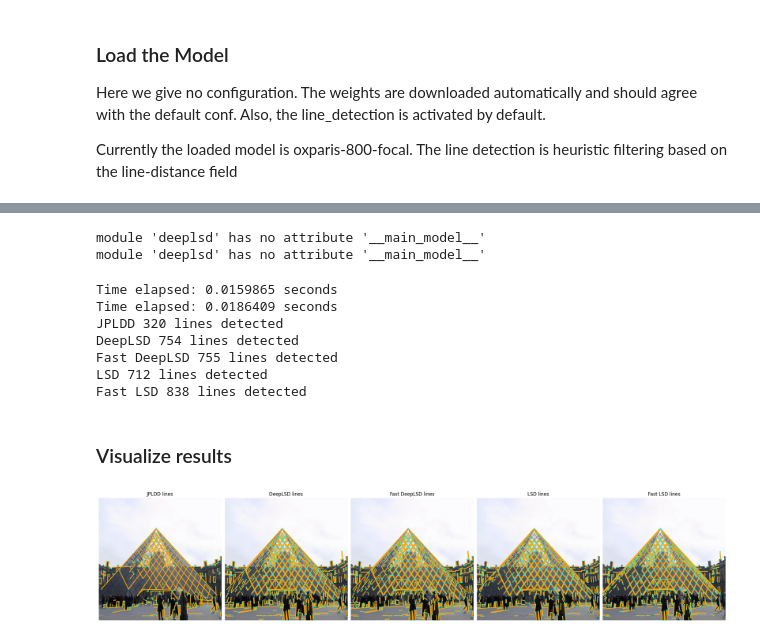
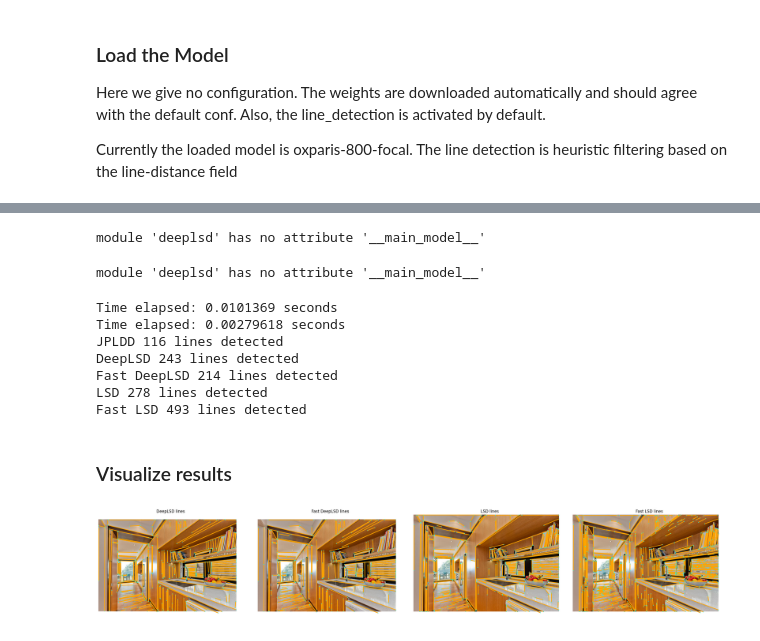
Before and after one commit to cvg/glue-factory, a Jupyter notebook: notebooks/visualize_network_predictions.ipynb, the cells around one changed output, grey strips where cells are left out. Saved outputs shown, nothing was run; the diff lists cells and outputs as text; code cells hidden in the pictures.

```diff
--- a/notebooks/visualize_network_predictions.ipynb
+++ b/notebooks/visualize_network_predictions.ipynb
@@ -59,6 +59,13 @@ def load_image_from_path(path: str, resize=None, plot_image=False):
 Import and visualize demo picture
 # %%
 size = (800,800)
-image_path = f"demo_louvre.jpg"
-torch_image = load_image_from_path(image_path, resize=size, plot_image=True)
+# image_path = f"demo_louvre.jpg"
+# image_path = f"/home/pautratrmi/Documents/data/ETH/wireframe/samples/00031546.jpg"
+# image_path = f"/home/pautratrmi/Documents/data/ETH/wireframe/samples/00031591.jpg"
+# image_path = f"/home/pautratrmi/Documents/data/ETH/wireframe/samples/00031608.jpg"
+# image_path = f"/home/pautratrmi/Documents/data/ETH/wireframe/samples/00031697.jpg"
+# image_path = f"/home/pautratrmi/Documents/data/ETH/wireframe/samples/00031723.jpg"
+image_path = f"/home/pautratrmi/Documents/data/ETH/wireframe/samples/00031797.jpg"
+# image_path = f"/home/pautratrmi/Documents/data/ETH/wireframe/samples/00031810.jpg"
+torch_image = load_image_from_path(image_path, resize=None, plot_image=True)
 # %% [output]
@@ -124,8 +131,8 @@ deeplsd_conf = {
     "model_conf": {
         "detect_lines": True,
         "line_detection_params": {
-            "grad_nfa": False,
-            "filtering": "strict",
+            "grad_nfa": True,
+            "filtering": True,  # "strict",
             "faster_lsd": False,
         }
     }
@@ -137,8 +144,8 @@ deeplsd_fast_conf = {
     "model_conf": {
         "detect_lines": True,
         "line_detection_params": {
-            "grad_nfa": False,
-            "filtering": "strict",
+            "grad_nfa": True,
+            "filtering": True,  # "strict",
             "faster_lsd": True,
         }
     }
@@ -160,7 +167,7 @@ pytlsd_fast_conf = {
 pytlsd_fast_model = get_model("lsd")(pytlsd_fast_conf).to(device).eval()
 # %% [output]
 module 'deeplsd' has no attribute '__main_model__'
-module 'deeplsd' has no attribute '__main_model__'
+module 'deeplsd' has no attribute '__main_model__'
 # %%
 # run fw pass with one image
 with torch.no_grad():
@@ -181,23 +188,23 @@ print(f"Fast LSD {len(output_pytlsd_fast['lines'][0])} lines detected")
 #     output_jpldd[key] = output_jpldd[key].cpu()
 #     print(f"{i}: {key}, shape: {output_jpldd[key][0].shape}")
 # %% [output]
-Time elapsed: 0.0159865 seconds
-Time elapsed: 0.0186409 seconds
-JPLDD 320 lines detected
-DeepLSD 754 lines detected
-Fast DeepLSD 755 lines detected
-LSD 712 lines detected
-Fast LSD 838 lines detected
+Time elapsed: 0.0101369 seconds
+Time elapsed: 0.00279618 seconds
+JPLDD 116 lines detected
+DeepLSD 243 lines detected
+Fast DeepLSD 214 lines detected
+LSD 278 lines detected
+Fast LSD 493 lines detected
 # %% [markdown]
 ### Visualize results
 # %%
 img = torch_image.cpu().squeeze(0).permute(1,2,0)
-plot_images([img] * 5, ["JPLDD lines", "DeepLSD lines", "Fast DeepLSD lines", "LSD lines", "Fast LSD lines"])
+plot_images([img] * 4, ["DeepLSD lines", "Fast DeepLSD lines", "LSD lines", "Fast LSD lines"])
 plot_lines([
-    output_jpldd["lines"][0].cpu().numpy(),
+    # output_jpldd["lines"][0].cpu().numpy(),
     output_deeplsd["lines"][0].cpu().numpy(),
     output_deeplsd_fast["lines"][0].cpu().numpy(),
     output_pytlsd["lines"][0].cpu().numpy(),
-    output_pytlsd_fast["lines"][0].cpu().numpy()], indices=range(5))
+    output_pytlsd_fast["lines"][0].cpu().numpy()], indices=range(4))
 # %% [output]
-[figure, old version]
+[figure, new version]
```
Also changed, not shown: parts of 2 cells of this notebook, 1 other file.
